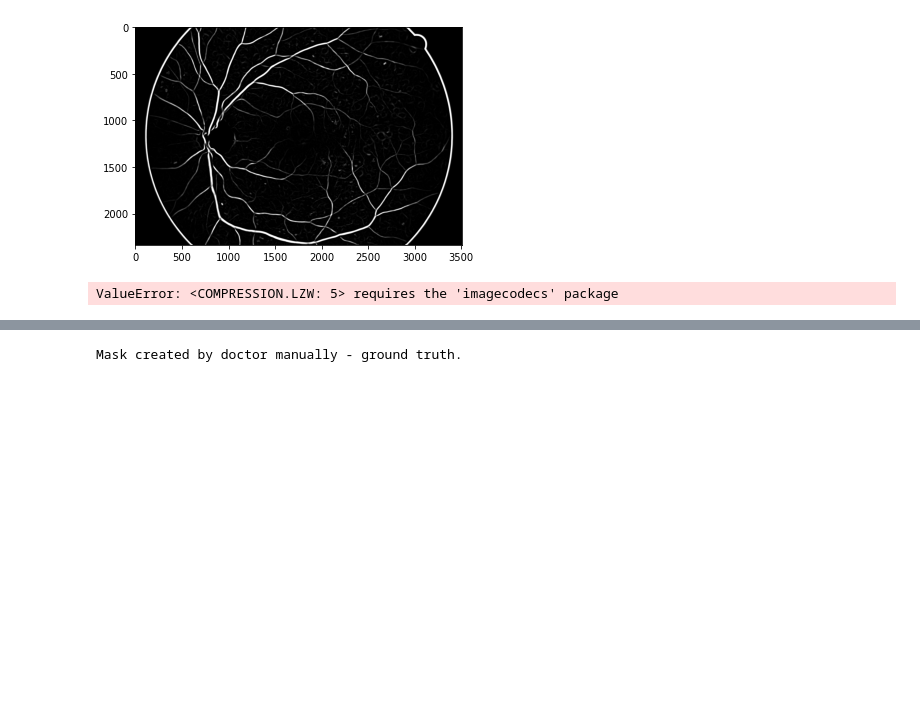
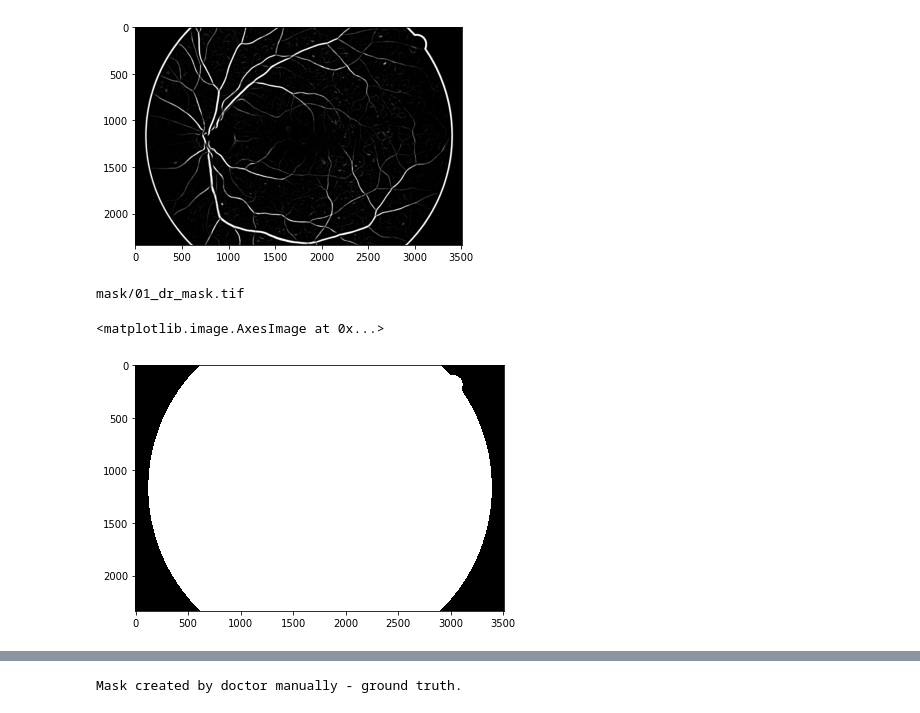
Before and after one commit to jakub-adamczewski/eye_scanner, a Jupyter notebook: na_3.ipynb, the cells around one changed output, grey strips where cells are left out. Cells and saved outputs as stored; diff of their text form; code cells hidden in the pictures; blank space fills up the shorter version.

Commit message:
fix to load outline mask

```diff
--- a/na_3.ipynb
+++ b/na_3.ipynb
@@ -5,9 +5,11 @@ import skimage
 from skimage import exposure
 from skimage import img_as_ubyte
 from skimage import io
+import importlib
+import rasterio as rio
 
 io.use_plugin('matplotlib', 'imshow')
-io.use_plugin('matplotlib', 'imread')
+# io.use_plugin('matplotlib', 'imread')
 
 test_image_name = '01_dr'
 
@@ -25,8 +27,14 @@ def load_manual_expert_mask(name):
     return img_as_ubyte(io.imread(path.join('manual1', f'{name}.tif')))
 
 
+# def load_outline_mask(name):
+#     return img_as_ubyte(io.imread(path.join('mask', f'{name}_mask.tif')))
+
 def load_outline_mask(name):
-    return img_as_ubyte(io.imread(path.join('mask', f'{name}_mask.tif')))
+    print(path.join('mask', f'{name}_mask.tif'))
+    img = rio.open(path.join('mask', f'{name}_mask.tif'))
+    return img_as_ubyte(img.read())
+
 
 
 img = load_eye_photo(test_image_name)
@@ -55,12 +63,16 @@ Mask created by classificator.
 # %%
 outline_mask = load_outline_mask(test_image_name)
 
 # img_filtered = numpy.subtract(img_filtered, )
 
 # print("Mask without outline.")
-# io.imshow(outline_mask, vmin=0, vmax=255, cmap=plt.cm.gray)
+test = outline_mask[0, :, :]
+
+io.imshow(test, vmin=0, vmax=255, cmap=plt.cm.gray)
 # %% [output]
-ValueError: <COMPRESSION.LZW: 5> requires the 'imagecodecs' package
+mask/01_dr_mask.tif
+<matplotlib.image.AxesImage at 0x...>
+[figure, added]
 # %%
 from skimage.filters import threshold_mean
 
```
Also changed, not shown: parts of 2 cells of this notebook.
